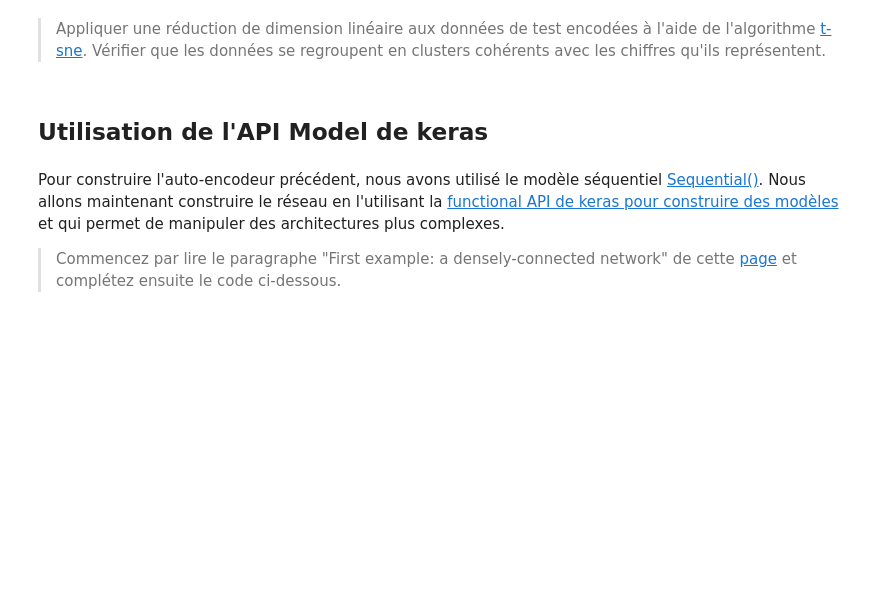
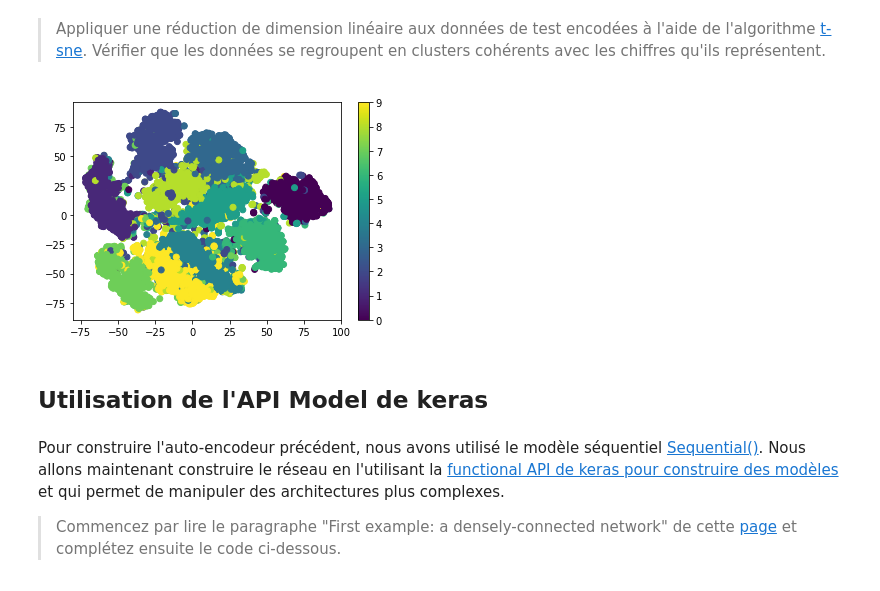
Before and after one commit to chloe-caville/APST2_Projet, a Jupyter notebook: Sarra_Works/Autoencoder_MNIST.ipynb, the cells around one changed output. Drawn from its saved outputs; the diff is of its cells as text; code cells hidden in the pictures; blank space fills up the shorter version.

```diff
--- a/Sarra_Works/Autoencoder_MNIST.ipynb
+++ b/Sarra_Works/Autoencoder_MNIST.ipynb
@@ -43,0 +56,6 @@ Nous allons constuire un encodeur décodeur très simple:
+# %%
+### TO DO ###Définition du réseau
+model = keras.Sequential()
+model.add(layers.Dense(16, activation="relu", input_shape = (784,)))
+model.add(layers.Dense(784, activation= "sigmoid"))
+model.summary()
@@ -49,0 +80,11 @@ Comme on observe sur chaque pixel une quantité numérique entre $[0,1]$, il est
+# %%
+### TO DO ### Ajustement du réseau
+# Compiler le modèle
+model.compile(loss="binary_crossentropy")
+
+model.fit(
+    x_train, x_train,
+    batch_size = 32,
+    epochs = 5
+)
+x_pred = model.predict(x_train)
@@ -55,4 +125,5 @@ Comme on observe sur chaque pixel une quantité numérique entre $[0,1]$, il est
 > Calculer la représentation de chacune des observations de x_test dans l'espace latent (i.e. en sortie de l'encodeur).
 # %%
 ### TO DO ###
-x_test_encoded = ### TO DO ###
+x_test_encoded = model.predict(x_test)
+print(x_test_encoded.shape)
@@ -63,3 +135,20 @@ x_test_encoded = ### TO DO ###
+# %%
+### TO DO ###
+from sklearn.manifold import TSNE
+
+# Instantiating the t-SNE model
+tsne = TSNE(n_components=2)
+
+# Fitting the t-SNE model to the latent representations
+latent_representations_2d = tsne.fit_transform(x_test_encoded)
+
+# Plotting the t-SNE results
+import matplotlib.pyplot as plt
+plt.scatter(latent_representations_2d[:, 0], latent_representations_2d[:, 1], c=y_test)
+plt.colorbar()
+plt.show()
+# %% [output]
+[figure, added]
 # %% [markdown]
 ## Utilisation de l'API Model de keras
 # %% [markdown]
```
Also changed, not shown: parts of 13 cells of this notebook.
